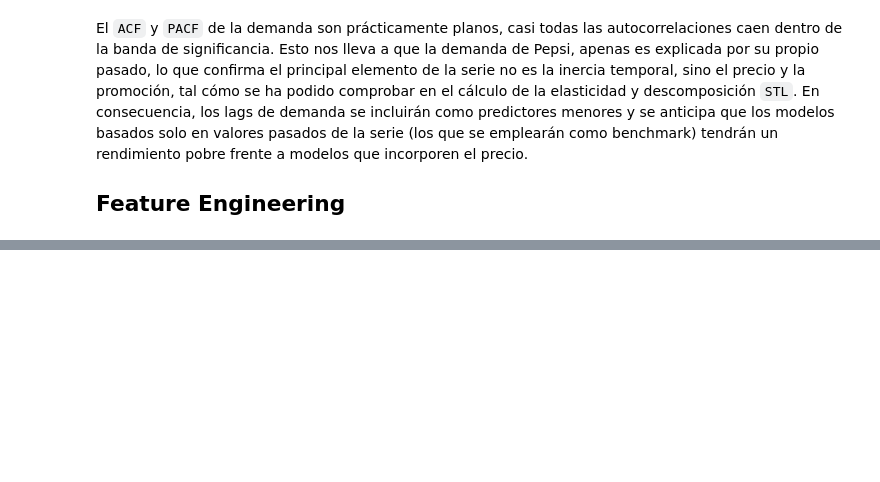
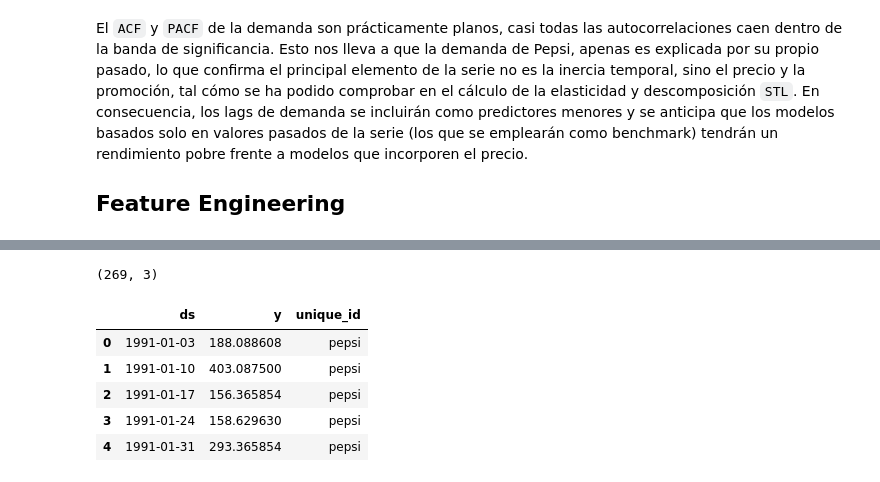
Before and after one commit to ivanfondo/Portafolio-Data-Science-Python, a Jupyter notebook: Pricing-Dominicks/notebooks/04_ML_demanda.ipynb, the cells around one changed output, grey strips where cells are left out. Cells and saved outputs as stored; diff of their text form; code cells hidden in the pictures; blank space fills up the shorter version.

```diff
--- a/Pricing-Dominicks/notebooks/04_ML_demanda.ipynb
+++ b/Pricing-Dominicks/notebooks/04_ML_demanda.ipynb
@@ -80,0 +100,18 @@ Estos modelos base solo se van a mirar cuanto acierta el modelo mirando solo el
+# %%
+# Preparación de serie para statsforecast
+train_sf = (train[['start', 'UNIDADES']]
+                     .rename(columns={'start': 'ds', 'UNIDADES': 'y'})
+                     .copy())
+
+train_sf['unique_id'] = 'pepsi'
+
+print(train_sf.shape)
+train_sf.head()
+# %% [output]
+(269, 3)
+|  | ds | y | unique_id |
+| 0 | 1991-01-03 | 188.088608 | pepsi |
+| 1 | 1991-01-10 | 403.087500 | pepsi |
+| 2 | 1991-01-17 | 156.365854 | pepsi |
+| 3 | 1991-01-24 | 158.629630 | pepsi |
+| 4 | 1991-01-31 | 293.365854 | pepsi |
```
Also changed, not shown: parts of 8 cells of this notebook.
